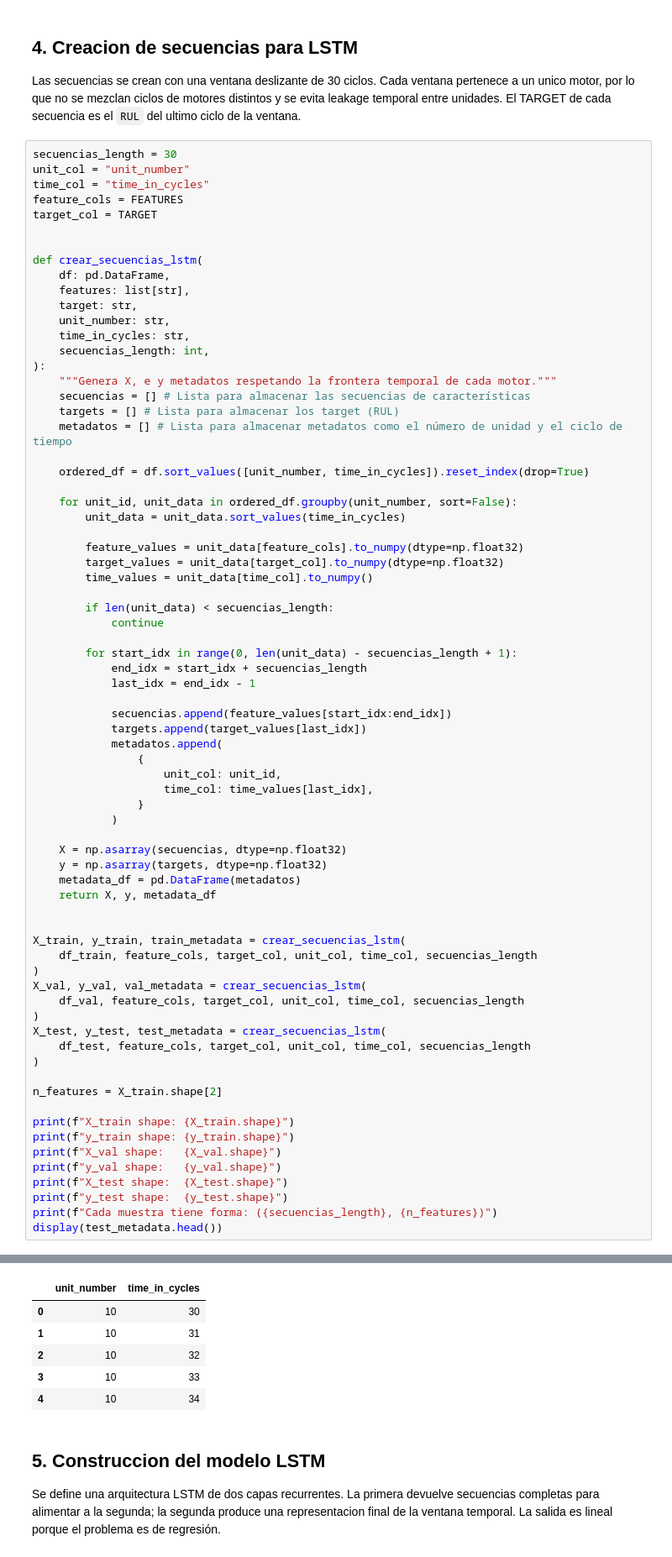
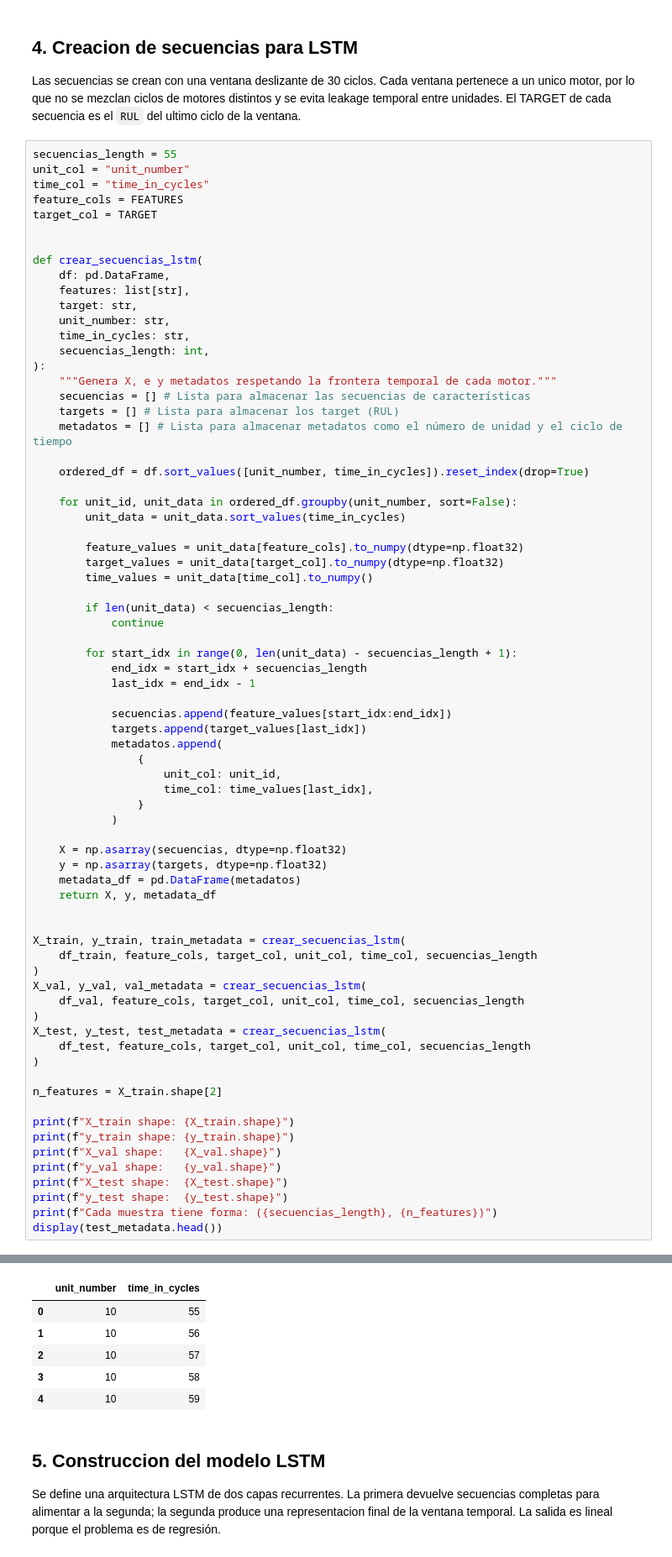
Before and after one commit to Albernio/TFM_Mantenimiento_Predictivo, a Jupyter notebook: lstm/src/lstm_fd001.ipynb, the cells around one changed output, grey strips where cells are left out. Shown at 84% size. Cells and saved outputs as stored; diff of their text form.

```diff
--- a/lstm/src/lstm_fd001.ipynb
+++ b/lstm/src/lstm_fd001.ipynb
@@ -166,7 +166,7 @@ dtype: object
 
 Las secuencias se crean con una ventana deslizante de 30 ciclos. Cada ventana pertenece a un unico motor, por lo que no se mezclan ciclos de motores distintos y se evita leakage temporal entre unidades. El TARGET de cada secuencia es el `RUL` del ultimo ciclo de la ventana.
 # %%
-secuencias_length = 30
+secuencias_length = 55
 unit_col = "unit_number"
 time_col = "time_in_cycles"
 feature_cols = FEATURES
@@ -248,9 +248,9 @@ Cada muestra tiene forma: (30, 16)
 |  | unit_number | time_in_cycles |
-| 0 | 10 | 30 |
-| 1 | 10 | 31 |
-| 2 | 10 | 32 |
-| 3 | 10 | 33 |
-| 4 | 10 | 34 |
+| 0 | 10 | 55 |
+| 1 | 10 | 56 |
+| 2 | 10 | 57 |
+| 3 | 10 | 58 |
+| 4 | 10 | 59 |
 # %% [markdown]
 ## 5. Construccion del modelo LSTM
 
```
Also changed, not shown: parts of 10 cells of this notebook.
